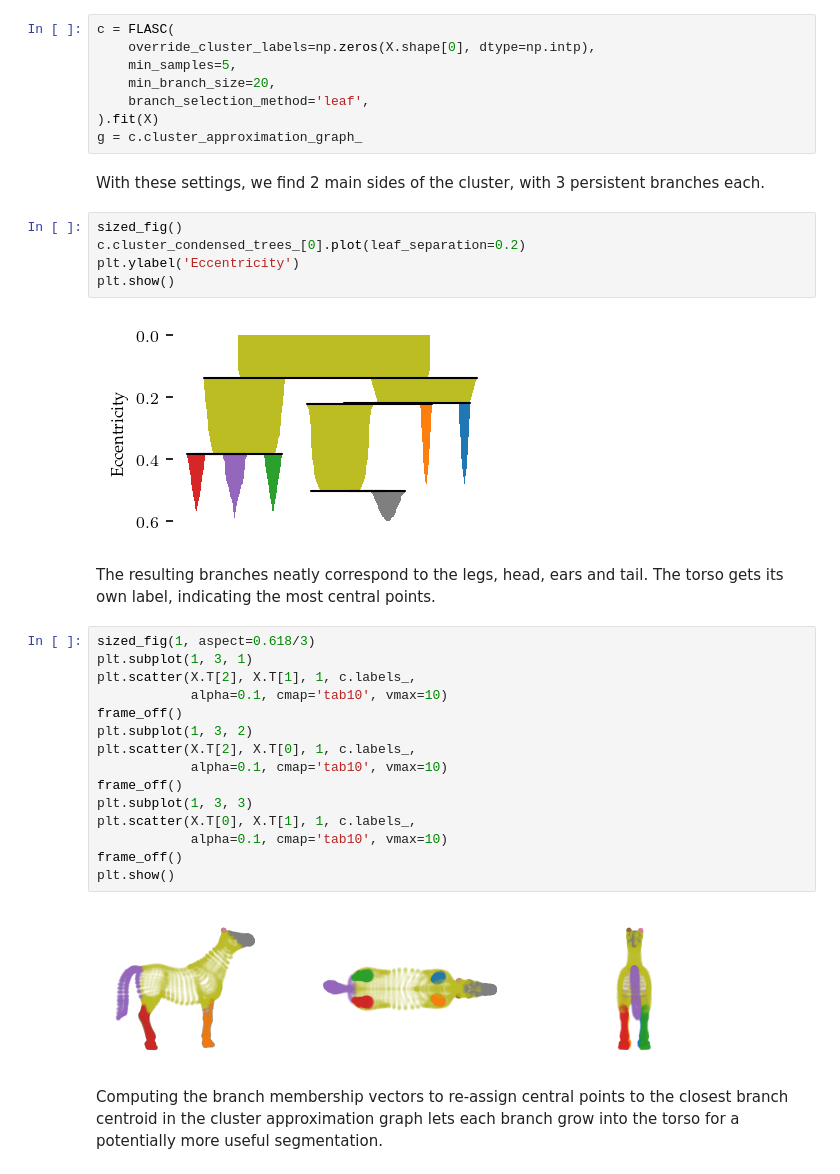
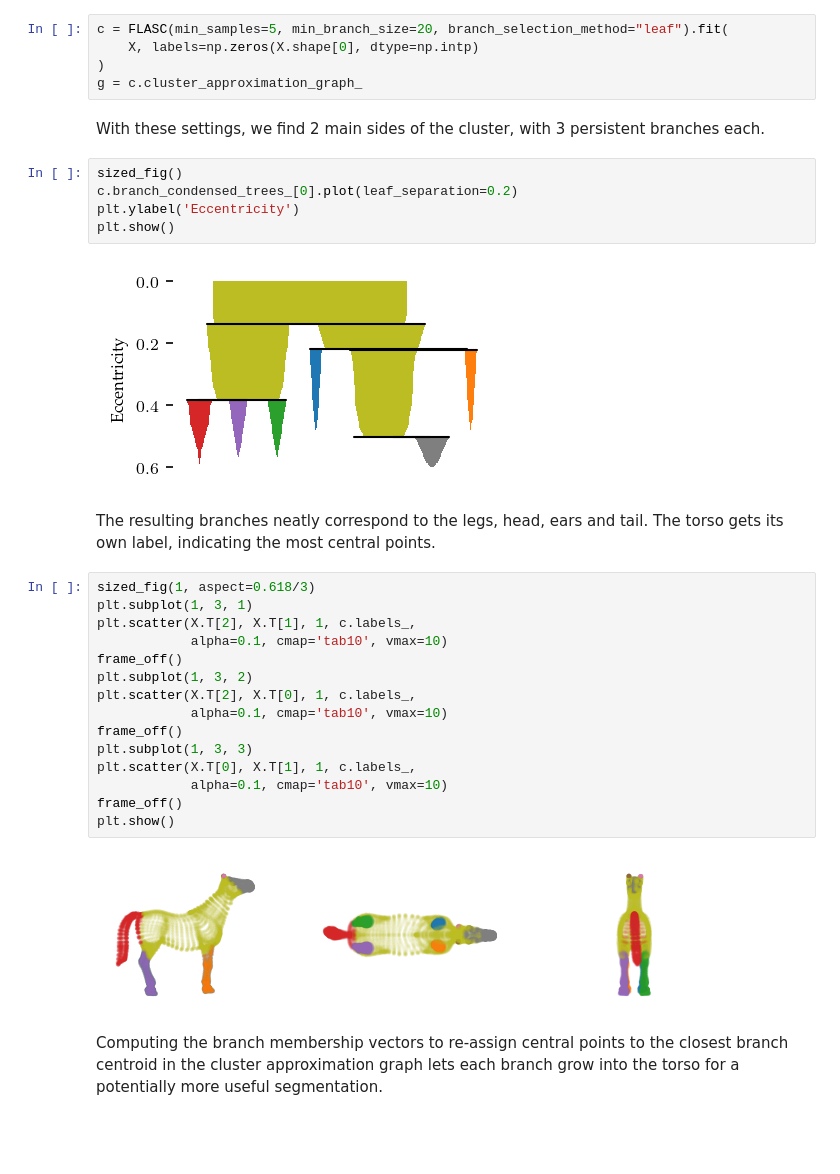
Before and after one commit to vda-lab/pyflasc, a Jupyter notebook: notebooks/Example_horse.ipynb, the cells around one changed output. Drawn from its saved outputs; the diff is of its cells as text; blank space fills up the shorter version.

```diff
--- a/notebooks/Example_horse.ipynb
+++ b/notebooks/Example_horse.ipynb
@@ -51,22 +50,19 @@ are quite large, so we set `min_branch_size=20`. Because there are no noise
 points and to speed up the result, we keep `min_samples=5`. Note that this value
 is unlikely to cross the hollow regions in the legs and torso.
 # %%
-c = FLASC(
-    override_cluster_labels=np.zeros(X.shape[0], dtype=np.intp),
-    min_samples=5,
-    min_branch_size=20,
-    branch_selection_method='leaf',
-).fit(X)
+c = FLASC(min_samples=5, min_branch_size=20, branch_selection_method="leaf").fit(
+    X, labels=np.zeros(X.shape[0], dtype=np.intp)
+)
 g = c.cluster_approximation_graph_
 # %% [markdown]
 With these settings, we find 2 main sides of the cluster, with 3 persistent branches each.
 # %%
 sized_fig()
-c.cluster_condensed_trees_[0].plot(leaf_separation=0.2)
+c.branch_condensed_trees_[0].plot(leaf_separation=0.2)
 plt.ylabel('Eccentricity')
 plt.show()
 # %% [output]
-[figure, old version]
+[figure, new version]
 # %% [markdown]
 The resulting branches neatly correspond to the legs, head, ears and tail.
 The torso gets its own label, indicating the most central points.
@@ -86,7 +82,7 @@ plt.scatter(X.T[0], X.T[1], 1, c.labels_,
 frame_off()
 plt.show()
 # %% [output]
-[figure, old version]
+[figure, new version]
 # %% [markdown]
 Computing the branch membership vectors to re-assign central points
 to the closest branch centroid in the cluster approximation graph
```
Also changed, not shown: parts of 6 cells of this notebook, 53 other files.
